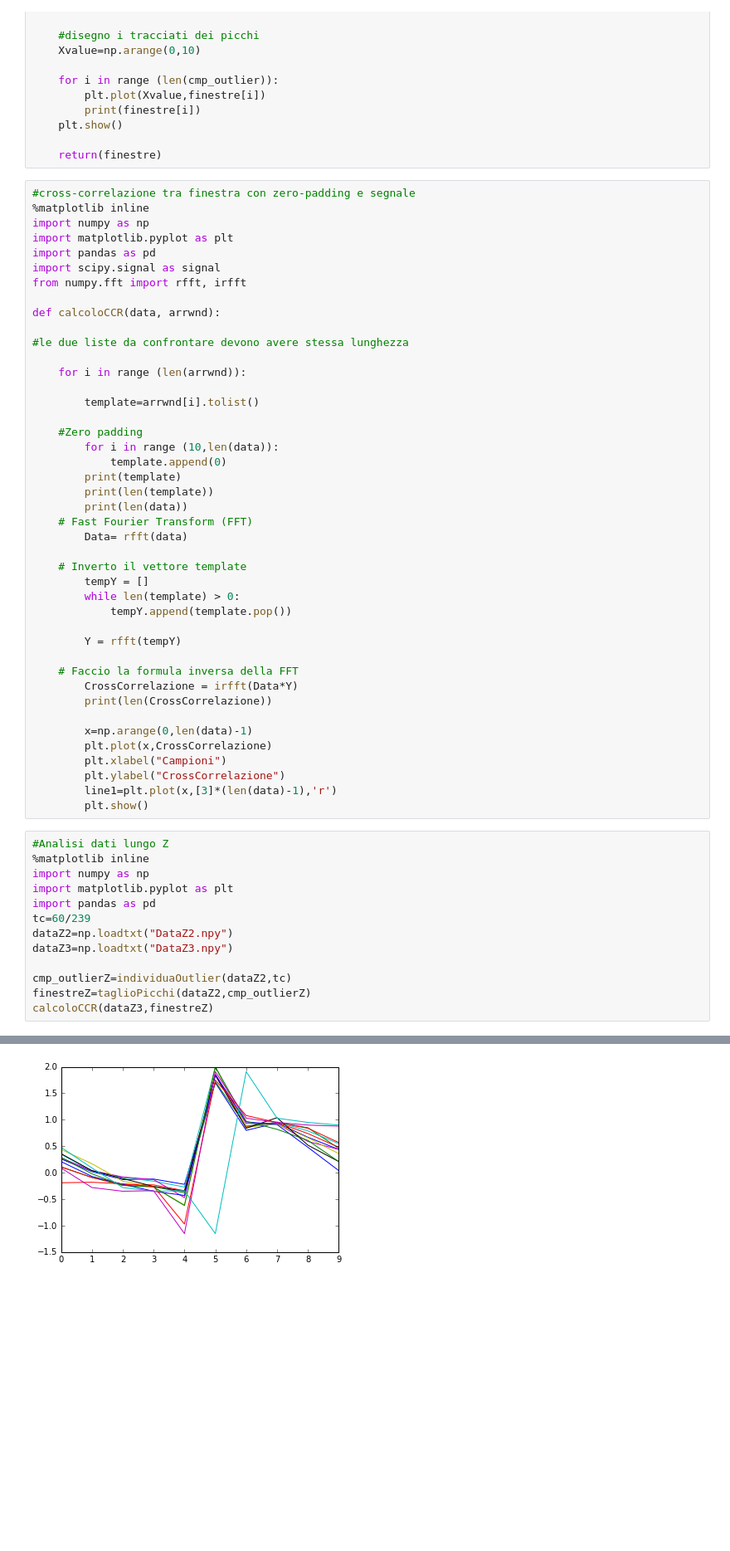
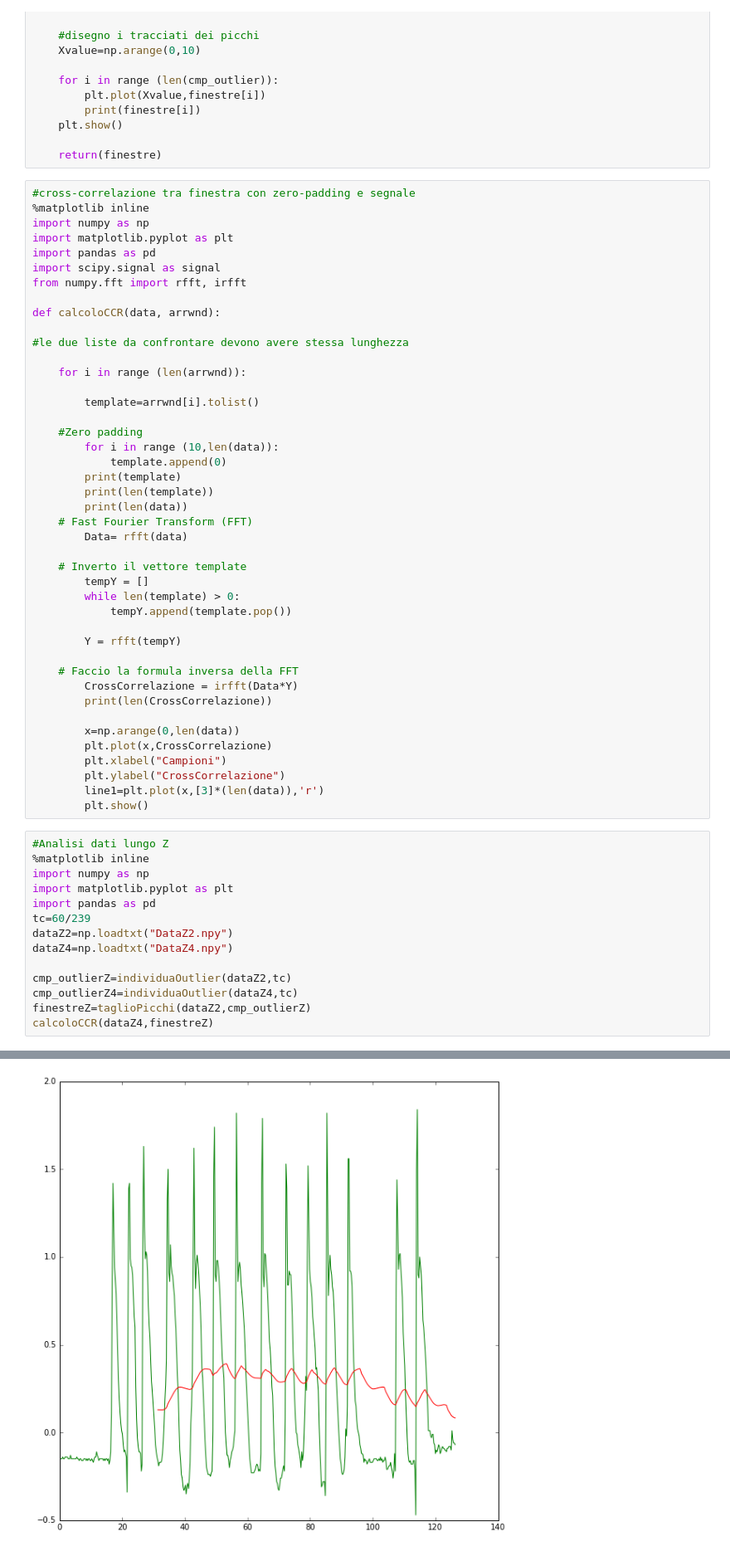
Before and after one commit to GiorgioBondi/ColpodiSonno, a Jupyter notebook: COLPODISONNO2.0.ipynb, the cells around one changed output, grey strips where cells are left out. Shown: that part at 83% size. Cells and saved outputs as stored; diff of their text form; blank space fills up the shorter version.

```diff
--- a/COLPODISONNO2.0.ipynb
+++ b/COLPODISONNO2.0.ipynb
@@ -148,11 +148,11 @@ def calcoloCCR(data, arrwnd):
         CrossCorrelazione = irfft(Data*Y)
         print(len(CrossCorrelazione))
 
-        x=np.arange(0,len(data)-1)
+        x=np.arange(0,len(data))
         plt.plot(x,CrossCorrelazione)
         plt.xlabel("Campioni")
         plt.ylabel("CrossCorrelazione")
-        line1=plt.plot(x,[3]*(len(data)-1),'r')
+        line1=plt.plot(x,[3]*(len(data)),'r')
         plt.show()
 # %%
 #Analisi dati lungo Z
@@ -162,11 +162,12 @@ import matplotlib.pyplot as plt
 import pandas as pd
 tc=60/239
 dataZ2=np.loadtxt("DataZ2.npy")
-dataZ3=np.loadtxt("DataZ3.npy")
+dataZ4=np.loadtxt("DataZ4.npy")
 
 cmp_outlierZ=individuaOutlier(dataZ2,tc)
+cmp_outlierZ4=individuaOutlier(dataZ4,tc)
 finestreZ=taglioPicchi(dataZ2,cmp_outlierZ)
-calcoloCCR(dataZ3,finestreZ)
+calcoloCCR(dataZ4,finestreZ)
 # %% [output]
 Outlier presenti ai secondi:
 [12.301255230125523, 14.811715481171547, 17.322175732217573, 22.343096234309623, 24.853556485355647, 27.11297071129707, 29.372384937238493, 31.631799163179913, 36.15062761506276, 44.43514644351464, 46 ...
@@ -188 +181 @@ I campioni outlier sono
-[figure, old version]
+[figure, new version]
```
Also changed, not shown: parts of 4 cells of this notebook, 7 other files.
